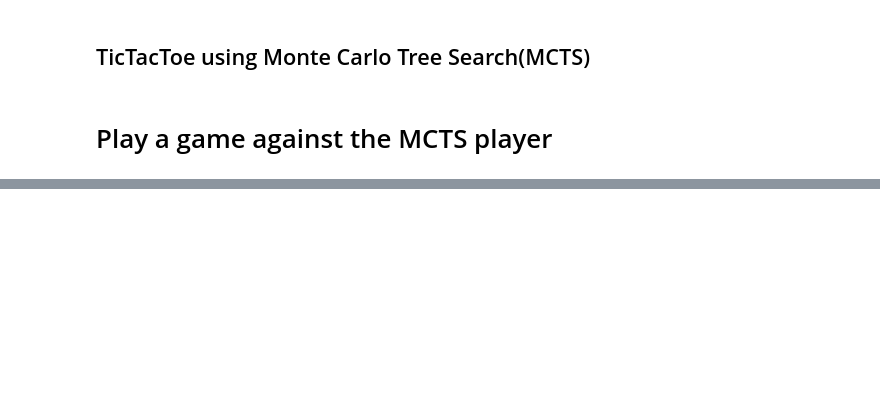
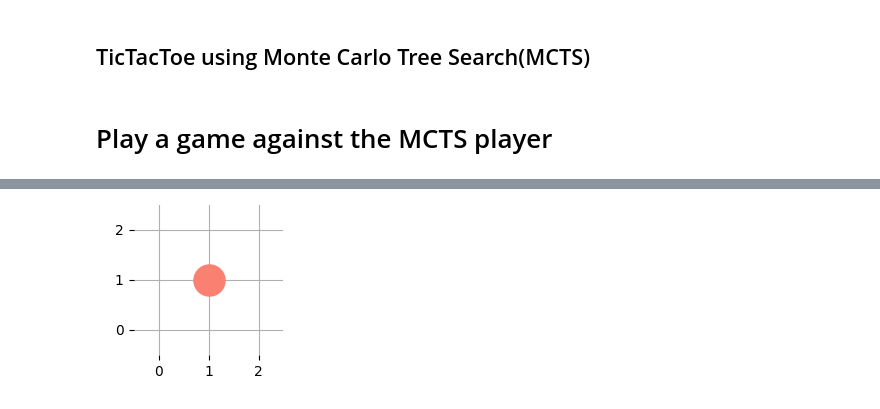
Before and after one commit to tamoghna21/deep-reinforcement-learning-myrepo, a Jupyter notebook: alphazero-TicTacToe/2.MCTS_TicTacToe.ipynb, the cells around one changed output, grey strips where cells are left out. Drawn from its saved outputs; the diff is of its cells as text; code cells hidden in the pictures; blank space fills up the shorter version.

```diff
--- a/alphazero-TicTacToe/2.MCTS_TicTacToe.ipynb
+++ b/alphazero-TicTacToe/2.MCTS_TicTacToe.ipynb
@@ -42,14 +43,15 @@ gameplay=Play(ConnectN(**game_setting),
 # %%
 from ConnectN import ConnectN
 game_setting = {'size':(3,3), 'N':3}
-%matplotlib notebook
+#%matplotlib notebook
+%matplotlib widget
 
 from Play import Play
 
 # when players are 'None', that means moves can be registered by mouse clicks, though different AI agents can be
 # assigned here
 # The first argument into Play is a game environment, in this case a ConnectN object
-gameplay=Play(ConnectN(**game_setting),
+gameplay1=Play(ConnectN(**game_setting),
               player1=Policy_Player_MCTS,
-              player2=None)
+              player2=None,name='game2')
 # %% [output]
@@ -57,0 +58 @@ gameplay=Play(ConnectN(**game_setting),
+[figure, added]
```
Also changed, not shown: parts of 2 cells of this notebook, 11 other files.
